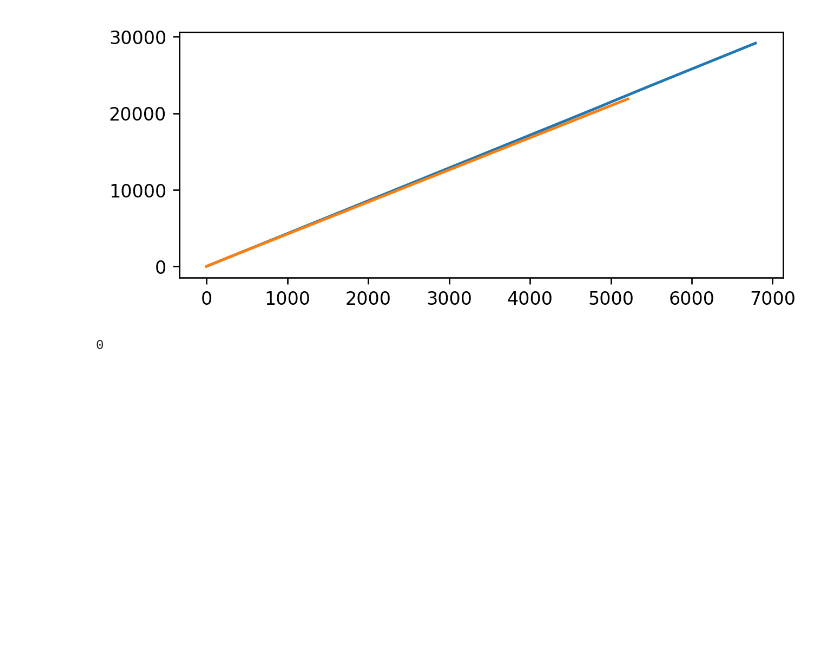
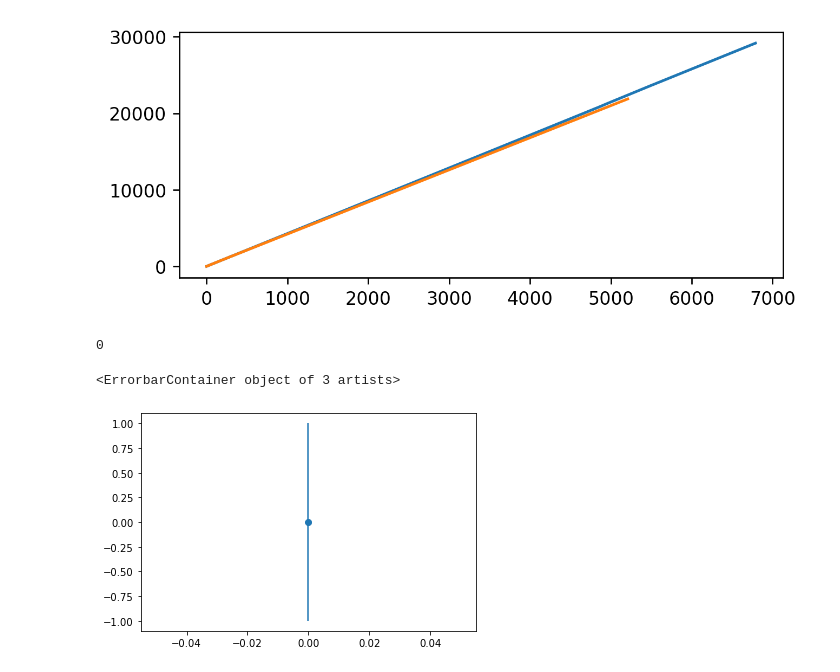
Before and after one commit to ksprague1/NN-QSR, a Jupyter notebook: Results.ipynb, the cells around one changed output. Saved outputs shown, nothing was run; the diff lists cells and outputs as text; code cells hidden in the pictures; blank space fills up the shorter version.

Commit message:
updated plotting in results`

```diff
--- a/Results.ipynb
+++ b/Results.ipynb
@@ -270,4 +285,0 @@ np.save("E:\\SharedContent\\NN-QSR\\TF\\Rydberg\\256-NoQ-B=256-K=256-Nh=128-kl=0
-# %%
-os.system("python ModelTester.py %s\\1 1024"%getpaths("PRNN\\Rydberg",["256","666"])[256][0])
-# %% [output]
-0
@@ -273,0 +292,9 @@ os.system("python ModelTester.py %s\\1 1024"%getpaths("PRNN\\Rydberg",["256","66
+# %%
+os.system("python ModelTester.py %s\\1 1024"%getpaths("PRNN\\Rydberg",["256","666"])[256][0])
+# %% [output]
+0
+# %%
+plt.errorbar(0,0,1,marker="o",ms=6)
+# %% [output]
+<ErrorbarContainer object of 3 artists>
+[figure, added]
```
Also changed, not shown: parts of 8 cells of this notebook, 1 other file.
